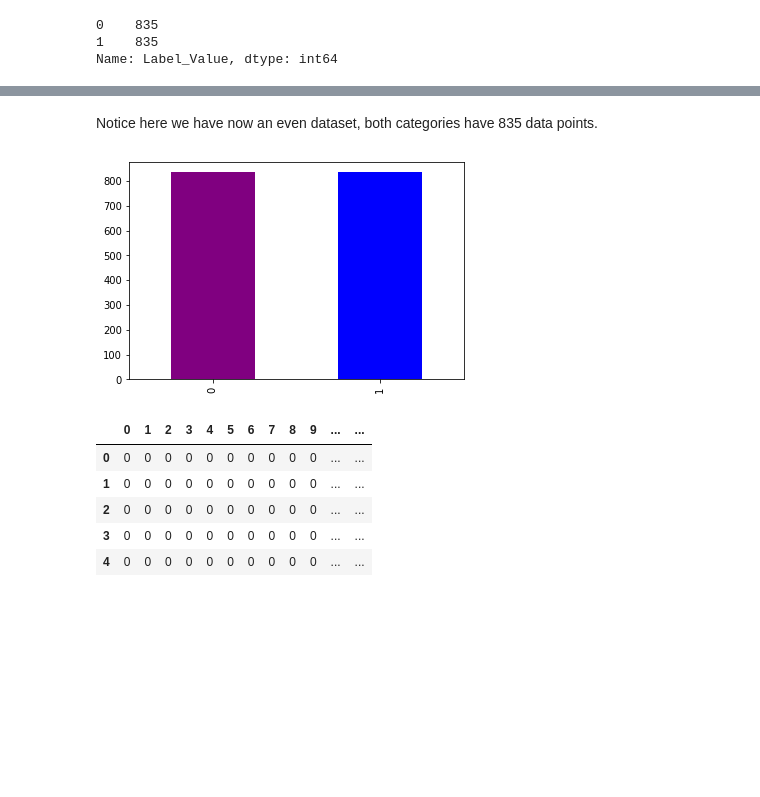
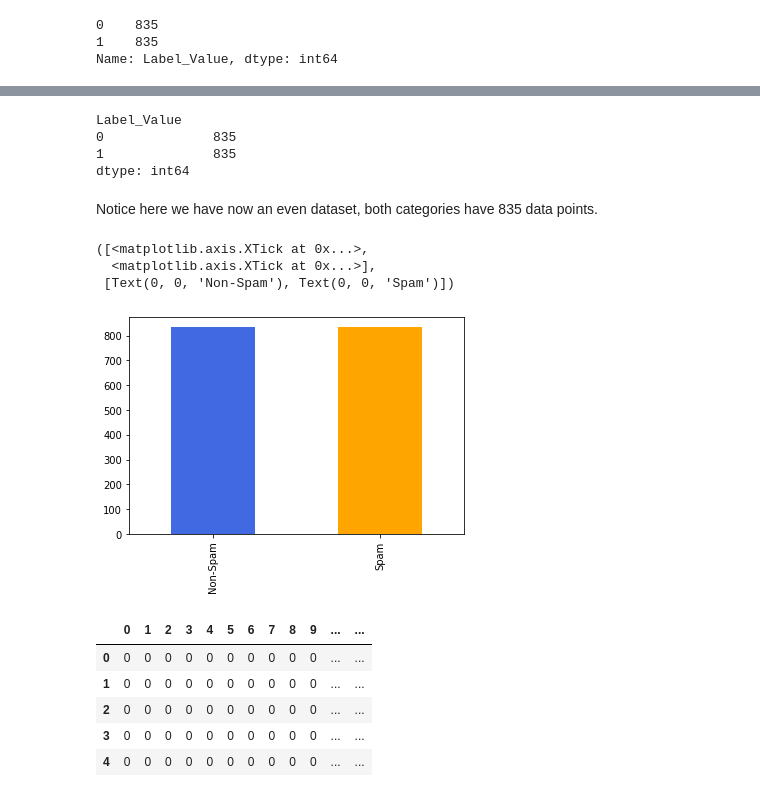
Before and after one commit to EricCallaway/COSC_6315_A04_RNN-LSTM, a Jupyter notebook: ML_Assignment_04_RNN_LSTM.ipynb, the cells around one changed output, grey strips where cells are left out. Cells and saved outputs as stored; diff of their text form; code cells hidden in the pictures; blank space fills up the shorter version.

Commit message:
[ADD] Added labels to Bar Chart showing the balanced dataset.

```diff
--- a/ML_Assignment_04_RNN_LSTM.ipynb
+++ b/ML_Assignment_04_RNN_LSTM.ipynb
@@ -221,3 +221,5 @@ y_res.value_counts()
 0    835
 1    835
 Name: Label_Value, dtype: int64
+# %%
+y_res_plot = y_res.to_frame()
@@ -224,9 +235,20 @@ Name: Label_Value, dtype: int64
+# %%
+y_res_plot.value_counts()
+# %% [output]
+Label_Value
+0              835
+1              835
+dtype: int64
 # %% [markdown]
 Notice here we have now an even dataset, both categories have 835 data points.
-# %%
-ax = y_res.value_counts().plot(kind='bar', color=['purple', 'blue'])
-# %% [output]
-[figure, removed]
+# %%
+y_res_plot['Label_Value'].value_counts().plot(kind='bar', color=['royalblue', 'orange'])
+plt.xticks([0,1], ['Non-Spam', 'Spam'])
+# %% [output]
+([<matplotlib.axis.XTick at 0x...>,
+  <matplotlib.axis.XTick at 0x...>],
+ [Text(0, 0, 'Non-Spam'), Text(0, 0, 'Spam')])
+[figure, added]
 # %%
 x_res.head()
 # %% [output]
```
Also changed, not shown: parts of 1 cell of this notebook.
